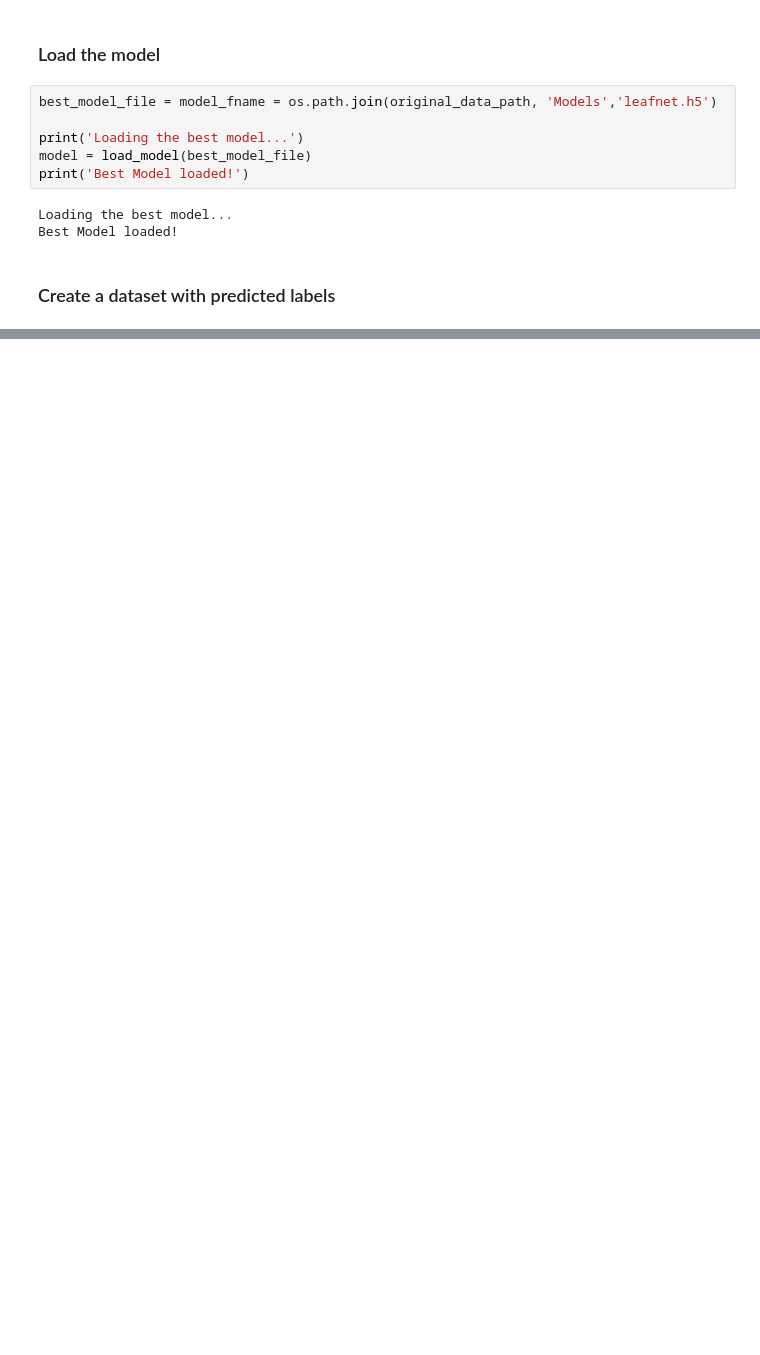
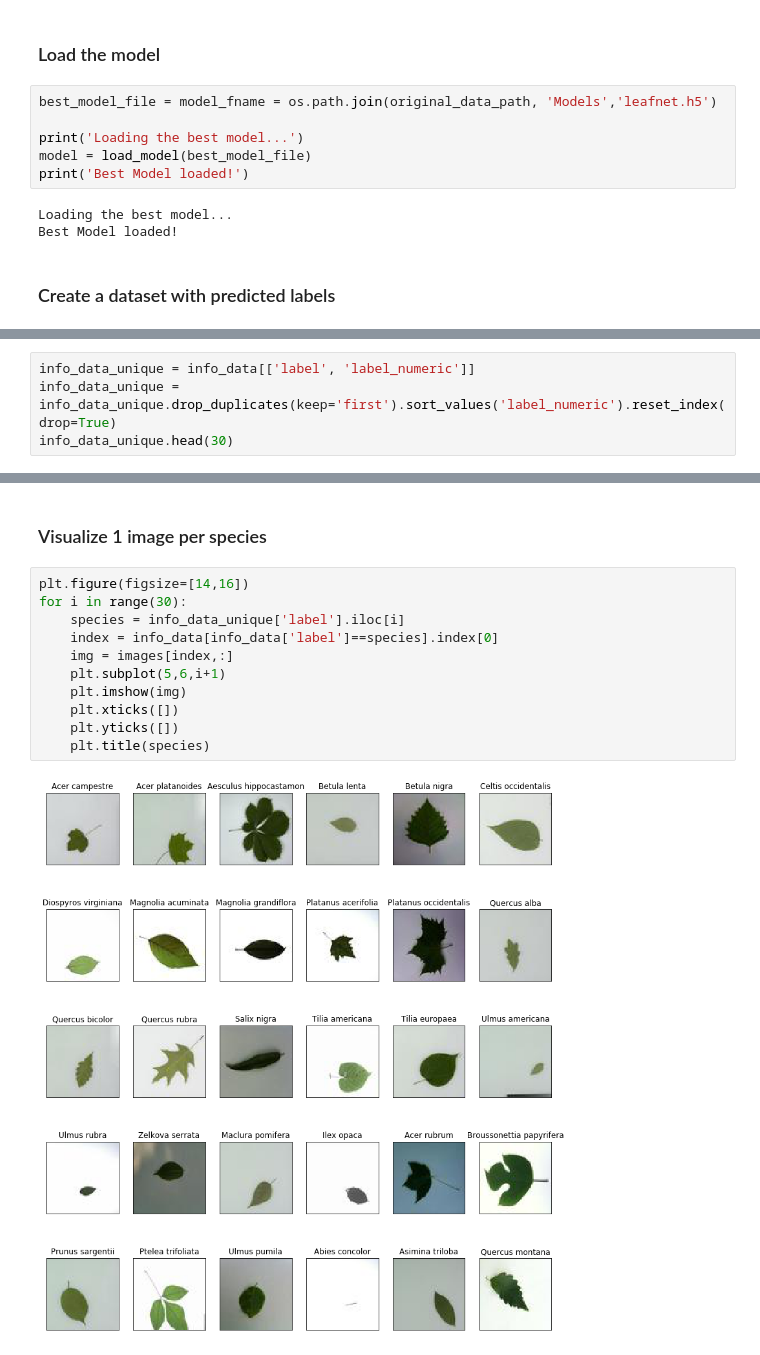
Before and after one commit to NLeSC/XAI, a Jupyter notebook: Software/LeafSnapDemo/AnalyzePerformanceClassificationModel30.ipynb, the cells around one changed output, grey strips where cells are left out. Saved outputs shown, nothing was run; the diff lists cells and outputs as text; blank space fills up the shorter version.

```diff
--- a/Software/LeafSnapDemo/AnalyzePerformanceClassificationModel30.ipynb
+++ b/Software/LeafSnapDemo/AnalyzePerformanceClassificationModel30.ipynb
@@ -184,0 +130,4 @@ print(species.head())
+# %%
+info_data_unique = info_data[['label', 'label_numeric']]
+info_data_unique = info_data_unique.drop_duplicates(keep='first').sort_values('label_numeric').reset_index(drop=True)
+info_data_unique.head(30)
@@ -184,0 +152,15 @@ print(species.head())
+# %% [markdown]
+### Visualize 1 image per species
+# %%
+plt.figure(figsize=[14,16])
+for i in range(30):
+    species = info_data_unique['label'].iloc[i]
+    index = info_data[info_data['label']==species].index[0]
+    img = images[index,:]
+    plt.subplot(5,6,i+1)
+    plt.imshow(img)
+    plt.xticks([])
+    plt.yticks([])
+    plt.title(species)
+# %% [output]
+[figure, added]
```
Also changed, not shown: parts of 26 cells of this notebook.
